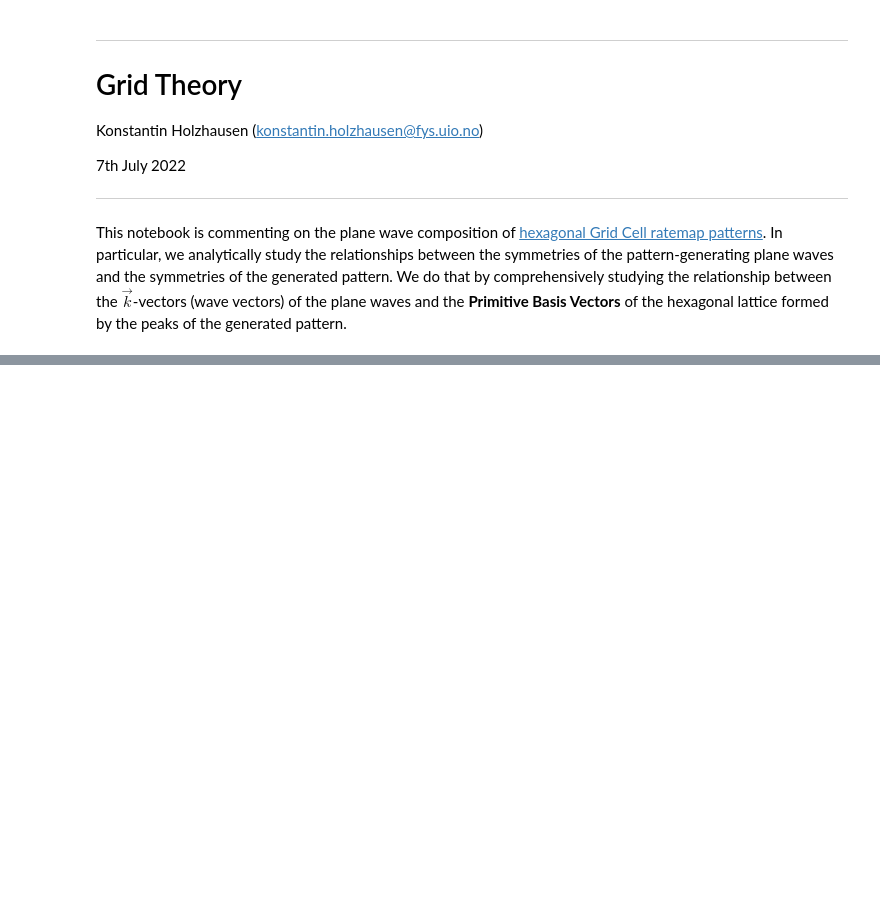
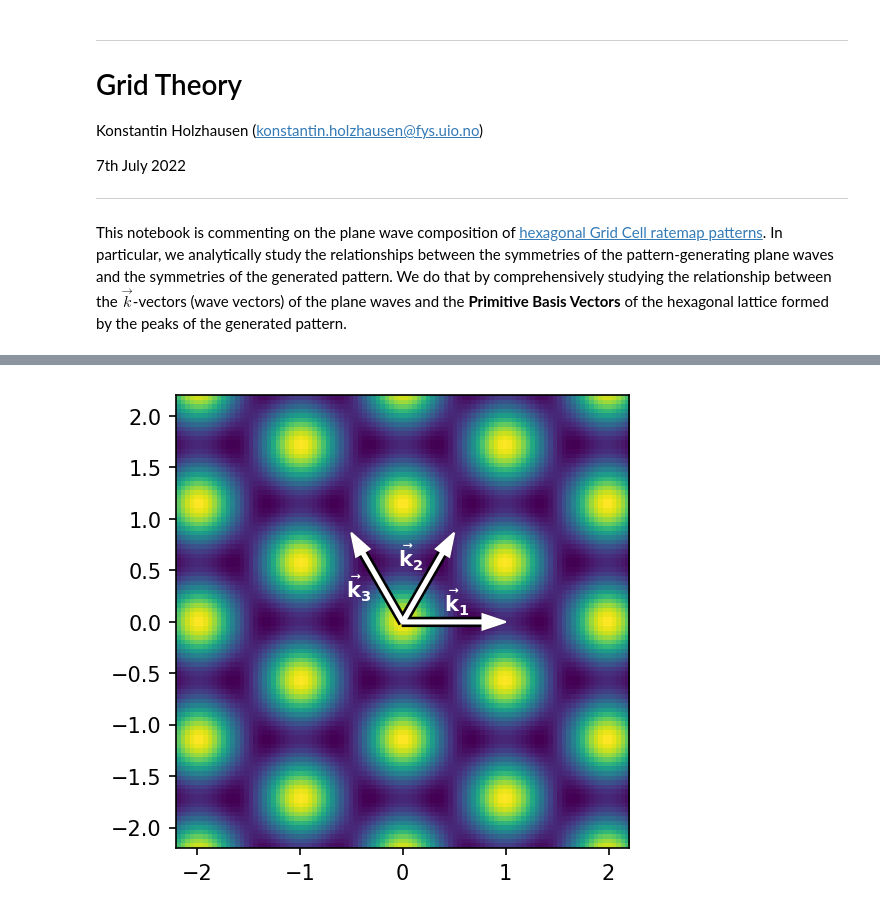
Before and after one commit to bioAI-Oslo/CI-grid-cells, a Jupyter notebook: Grid-Theory.ipynb, the cells around one changed output, grey strips where cells are left out. Cells and saved outputs as stored; diff of their text form; code cells hidden in the pictures; blank space fills up the shorter version.

```diff
--- a/Grid-Theory.ipynb
+++ b/Grid-Theory.ipynb
@@ -59,0 +290,92 @@ array([[-7.        , -4.33012702],
+# %%
+# define k vectors of planar waves
+k_1 = np.array([1.0, 0.0])
+k_2 = rot60 @ k_1
+k_3 = rot60 @ k_2
+ks = np.array([k_1, k_2, k_3])
+
+def Phi(r, ks, f=1.0, rho=np.array([0.0, 0.0])):
+    res = 0.0
+    for k in ks:
+        res += np.cos(2*np.pi*f*(r - rho) @ k)
+    return res
+# %%
+# plot synthetic grid cells
+min_val = -2.2
+max_val = 2.2
+res = 100
+
+x_gc = np.linspace(min_val, max_val, num=res)
+y_gc = np.linspace(min_val, max_val, num=res)
+
+xv_gc, yv_gc = np.meshgrid(x_gc, y_gc)
+rv_gc = np.stack([xv_gc, yv_gc], axis=-1)
+
+phi_vals = Phi(rv_gc, ks)
+
+fig, ax = plt.subplots(figsize=(4., 4.), dpi=150)
+ax.imshow(phi_vals, extent=[min_val, max_val, min_val, max_val], alpha=1., zorder=0)
+# plot k=vectors
+# k_1
+ax.arrow(*O.T,
+         *k_1.T,
+         color="white",
+         width=0.03,
+         head_width=.15,
+         length_includes_head=True,
+         label=r"a_1",
+         zorder=2.,
+        )
+ax.arrow(*O.T,
+         *k_1.T,
+         color="black",
+         width=0.08,
+         head_width=.15,
+         length_includes_head=True,
+         label=r"a_1",
+         zorder=1.,
+        )
+ax.text(*(k_1 / 2. + np.array([-0.1, 0.1])).T, r"$\mathbf{\vec{k}_1}$", color='white')
+# k_2
+ax.arrow(*O.T,
+         *k_2.T,
+         color="white",
+         width=0.03,
+         head_width=.15,
+         length_includes_head=True,
+         label=r"a_1",
+         zorder=2.,
+        )
+ax.arrow(*O.T,
+         *k_2.T,
+         color="black",
+         width=0.08,
+         head_width=.15,
+         length_includes_head=True,
+         label=r"a_1",
+         zorder=1.,
+        )
+ax.text(*(k_2 / 2. + np.array([-0.3, +0.1])).T, r"$\mathbf{\vec{k}_2}$", color='white')
+# k_3
+ax.arrow(*O.T,
+         *k_3.T,
+         color="white",
+         width=0.03,
+         head_width=.15,
+         length_includes_head=True,
+         label=r"a_1",
+         zorder=2.,
+        )
+ax.arrow(*O.T,
+         *k_3.T,
+         color="black",
+         width=0.08,
+         head_width=.15,
+         length_includes_head=True,
+         label=r"a_1",
+         zorder=1.,
+        )
+ax.text(*(k_3 / 2. + np.array([-0.3, -0.2])).T, r"$\mathbf{\vec{k}_3}$", color='white')
+plt.show()
+# %% [output]
+[figure, added]
```
Also changed, not shown: parts of 14 cells of this notebook.
